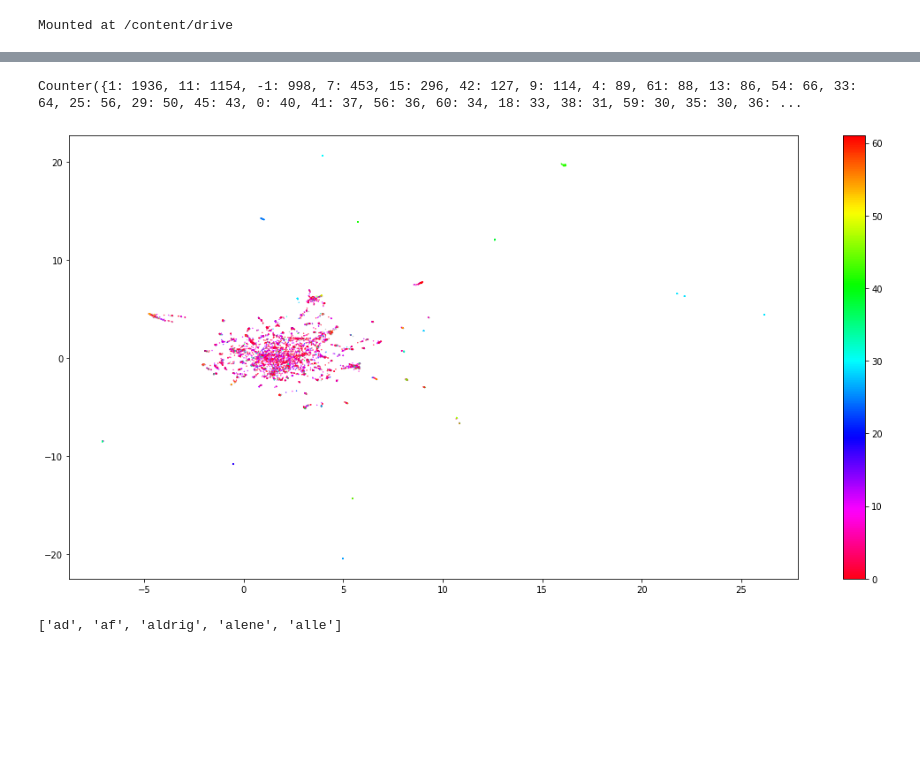
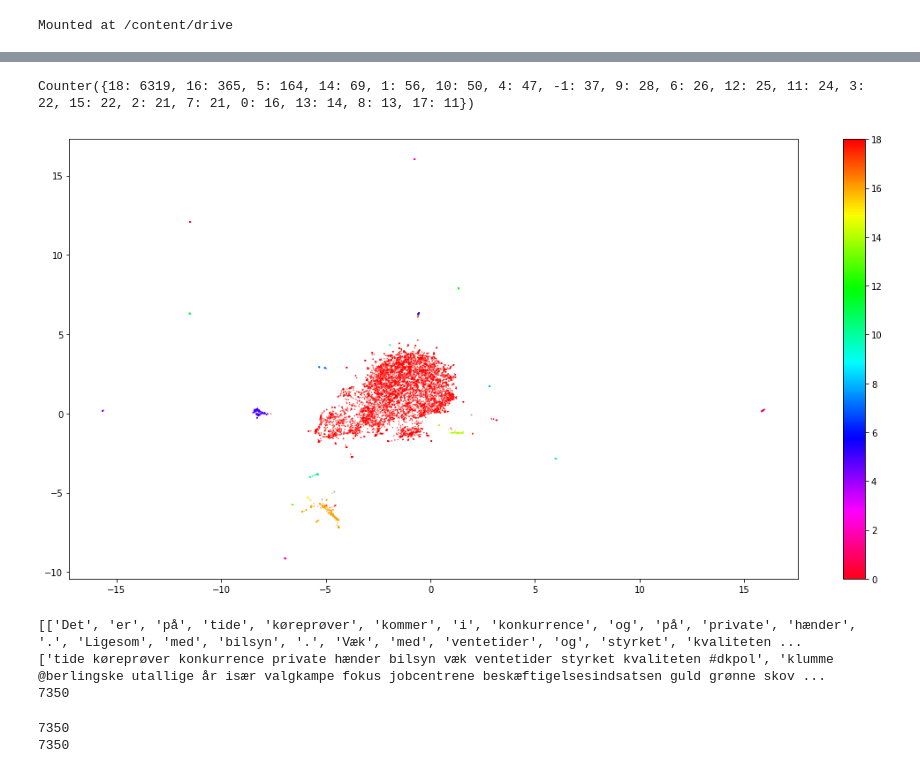
Before and after one commit to AndersGiovanni/ditw_project, a Jupyter notebook: src/clustering.ipynb, the cells around one changed output, grey strips where cells are left out. Cells and saved outputs as stored; diff of their text form; code cells hidden in the pictures; blank space fills up the shorter version.

Commit message:
clustering work and annotation agreement

```diff
--- a/src/clustering.ipynb
+++ b/src/clustering.ipynb
@@ -114,0 +59,5 @@ X = vectorizer.fit_transform(text)
+# %%
+text_without_processing = replace_url(df['text'], replacement = 'URL')
+# %%
+encoder = SentenceTransformer('Maltehb/danish-bert-botxo')
+embeddings = encoder.encode(text_without_processing, show_progress_bar=True)
@@ -115,29 +69,29 @@ X = vectorizer.fit_transform(text)
 # %%
 umap_embeddings = umap.UMAP(n_neighbors=15,
-                            n_components=5,
-                            metric='cosine').fit_transform(X)
+                            n_components=10,
+                            metric='cosine').fit_transform(embeddings)
 # %%
 cluster = hdbscan.HDBSCAN(min_cluster_size=10,
                           metric='euclidean',
                           cluster_selection_method='eom',
-                          cluster_selection_epsilon=0.5).fit(X)
+                          cluster_selection_epsilon=0.5).fit(umap_embeddings)
 # %%
 print(Counter(cluster.labels_))
 # %% [output]
-Counter({1: 1936, 11: 1154, -1: 998, 7: 453, 15: 296, 42: 127, 9: 114, 4: 89, 61: 88, 13: 86, 54: 66, 33: 64, 25: 56, 29: 50, 45: 43, 0: 40, 41: 37, 56: 36, 60: 34, 18: 33, 38: 31, 59: 30, 35: 30, 36: ...
+Counter({18: 6319, 16: 365, 5: 164, 14: 69, 1: 56, 10: 50, 4: 47, -1: 37, 9: 28, 6: 26, 12: 25, 11: 24, 3: 22, 15: 22, 2: 21, 7: 21, 0: 16, 13: 14, 8: 13, 17: 11})
 # %%
 # Prepare data
-umap_data = umap.UMAP(n_neighbors=15, n_components=2, min_dist=0.0, metric='cosine').fit_transform(X)
+umap_data = umap.UMAP(n_neighbors=15, n_components=2, min_dist=0.0, metric='cosine').fit_transform(embeddings)
 result = pd.DataFrame(umap_data, columns=['x', 'y'])
 result['labels'] = cluster.labels_
 
 # Visualize clusters
 fig, ax = plt.subplots(figsize=(15, 7.5))
 outliers = result.loc[result.labels == -1, :]
 clustered = result.loc[result.labels != -1, :]
 plt.scatter(outliers.x, outliers.y, color='#BDBDBD', s=0.15)
 plt.scatter(clustered.x, clustered.y, c=clustered.labels, s=0.15, cmap='hsv_r')
 plt.colorbar()
 plt.tight_layout()
 # %% [output]
-[figure, old version]
+[figure, new version]
@@ -144 +134,36 @@ plt.tight_layout()
+# %%
+tweet_tokenizer = TweetTokenizer().tokenize
+tokenizer = TweetTokenizer()
+
+text_list = list(text.values)
+
+tokenized_text = [[token for token in tokenizer.tokenize(i)] for i in text_list]
+
+print(tokenized_text[:2])
+
+preprocessing_func = [remove_punctuation, str.lower, is_website_token, remove_stopwords, remove_standalone_numbers]
+
+all_tokenizer_text = []
+
+for token_text in tokenized_text:
+    post_processed = []
+    for token in token_text:
+        for function in preprocessing_func:
+            token = function(token)
+        if token != '':
+            post_processed.append(token)
+    all_tokenizer_text.append(' '.join(post_processed))
+
+print(all_tokenizer_text[:2])
+print(len(all_tokenizer_text))
+# %% [output]
+[['Det', 'er', 'på', 'tide', 'køreprøver', 'kommer', 'i', 'konkurrence', 'og', 'på', 'private', 'hænder', '.', 'Ligesom', 'med', 'bilsyn', '.', 'Væk', 'med', 'ventetider', 'og', 'styrket', 'kvaliteten ...
+['tide køreprøver konkurrence private hænder bilsyn væk ventetider styrket kvaliteten #dkpol', 'klumme @berlingske utallige år især valgkampe fokus jobcentrene beskæftigelsesindsatsen guld grønne skov ...
+7350
+# %%
+print(len(all_tokenizer_text))
+print(len(list(text.values)))
+# %% [output]
+7350
+7350
 # %%
@@ -146,9 +172,3 @@ docs_df = pd.DataFrame(text, columns=["Doc"])
 docs_df['Topic'] = cluster.labels_
 docs_df['Doc_ID'] = range(len(docs_df))
 docs_per_topic = docs_df.groupby(['Topic'], as_index = False).agg({'Doc': ' '.join})
-# %%
-with open('data/danish_stopwords.txt') as stop_file:
-  stopwords = [word.strip() for word in stop_file.readlines()]
-stopwords[:5]
-# %% [output]
-['ad', 'af', 'aldrig', 'alene', 'alle']
```
Also changed, not shown: parts of 30 cells of this notebook, 3 other files.
